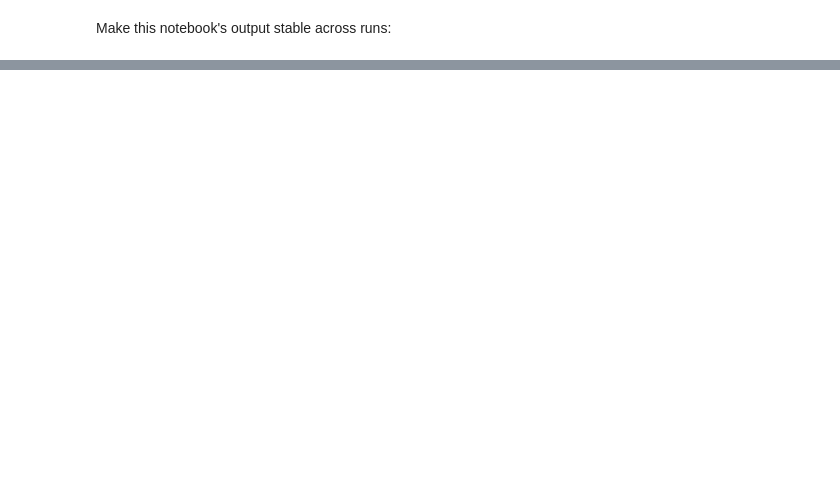
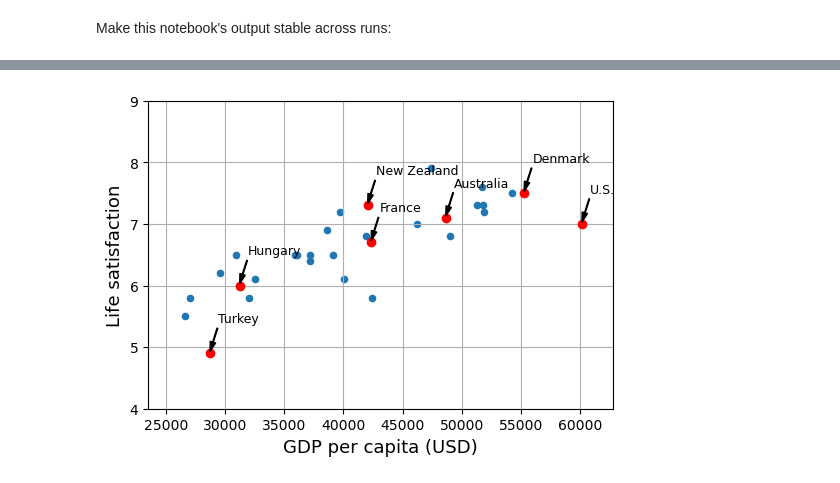
Before and after one commit to Jonikulov/Hands-On-Machine-Learning-3, a Jupyter notebook: 01. The Machine Learning Landscape.ipynb, the cells around one changed output, grey strips where cells are left out. Cells and saved outputs as stored; diff of their text form; code cells hidden in the pictures; blank space fills up the shorter version.

```diff
--- a/01. The Machine Learning Landscape.ipynb
+++ b/01. The Machine Learning Landscape.ipynb
@@ -675,0 +97,3 @@ plt.show()
+# %%
+oecd_bli = pd.read_csv("datasets/oecd-df-bli-all.csv")
+gdp_per_capita = pd.read_csv("datasets/gdp-per-capita-worldbank.csv")
@@ -675,0 +137,3 @@ plt.show()
+# %%
+oecd_bli_lifesat = oecd_bli[["Life satisfaction"]]
+oecd_bli_lifesat.head()
@@ -675,0 +175,8 @@ plt.show()
+# %%
+min_gdp = 23_500
+max_gdp = 62_500
+
+# country_stats =
+mask = (full_country_stats[gdp_col] >= 23_500) & (full_country_stats[gdp_col] <= max_gdp)
+country_stats = full_country_stats[mask]
+country_stats.head()
@@ -675,0 +191,5 @@ plt.show()
+# %%
+annot_pts = ["Turkey", "Hungary", "New Zealand", "France", "Denmark", "United States", "Australia"]
+highlighted_countries = country_stats.loc[annot_pts].copy()
+highlighted_countries.sort_values(by=gdp_col, inplace=True)
+highlighted_countries
@@ -675,0 +206,31 @@ plt.show()
+# %%
+min_life_sat = 4
+max_life_sat = 9
+
+country_stats.plot(
+    figsize=(6, 4),
+    kind="scatter",
+    x=gdp_col,
+    y=lifesat_col,
+    grid=True
+)
+
+for country in country_stats.index:
+    if country not in annot_pts:
+        continue
+    plt.annotate(
+        text="U.S." if country == "United States" else country,
+        xy=country_stats.loc[country]+0.03,
+        xytext=(country_stats.loc[country].iloc[0]+700,
+                country_stats.loc[country].iloc[1]+0.5),
+        fontsize=9,
+        arrowprops=dict(facecolor='black', headlength=7, headwidth=4, width=0.5)
+    )
+    plt.scatter(x=country_stats.loc[country].iloc[0],
+                y=country_stats.loc[country].iloc[1],
+                c="r", zorder=2)
+
+plt.axis([min_gdp, max_gdp+300, min_life_sat, max_life_sat])
+plt.show()
+# %% [output]
+[figure, added]
```
Also changed, not shown: parts of 65 cells of this notebook, 3 other files.
